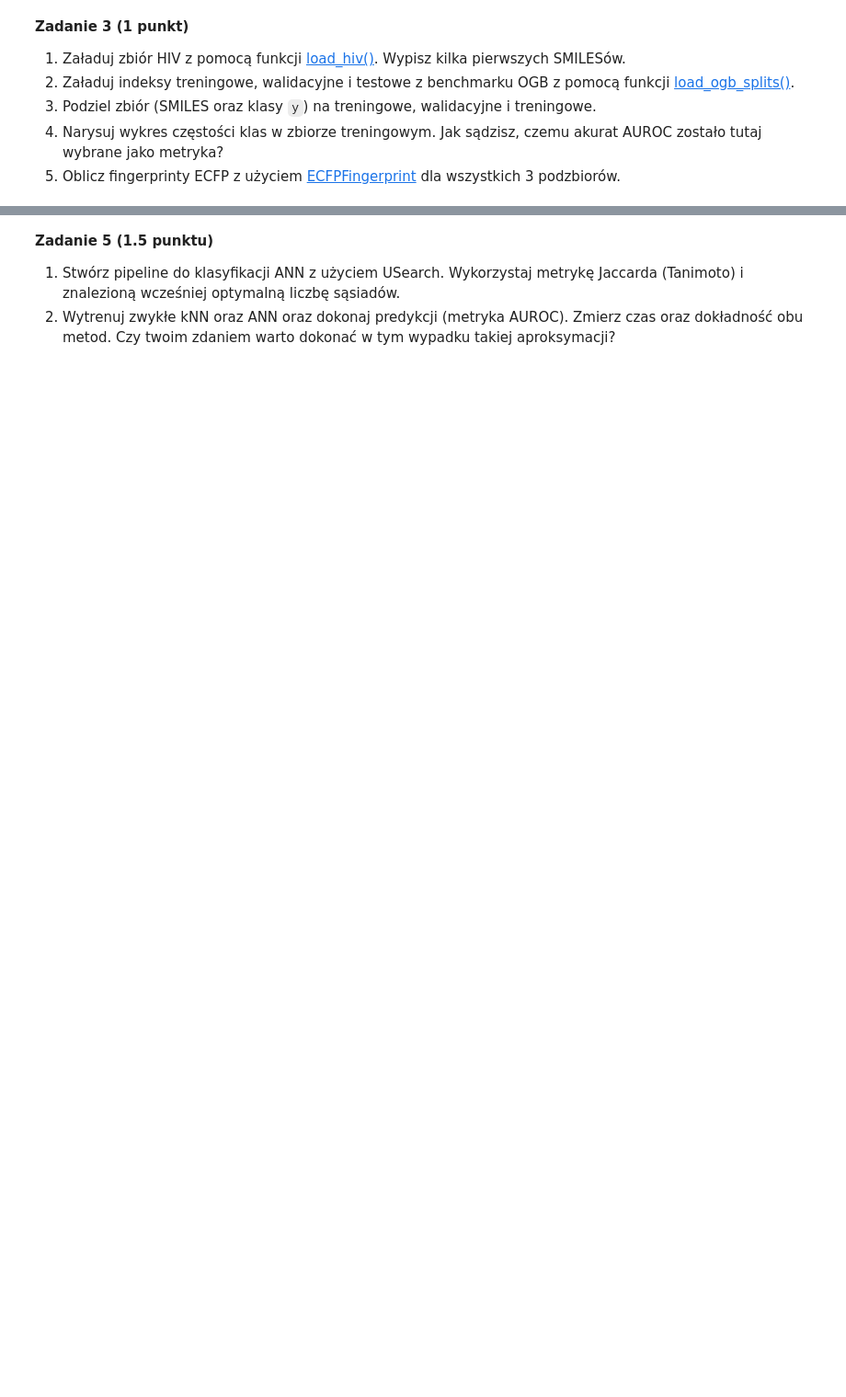
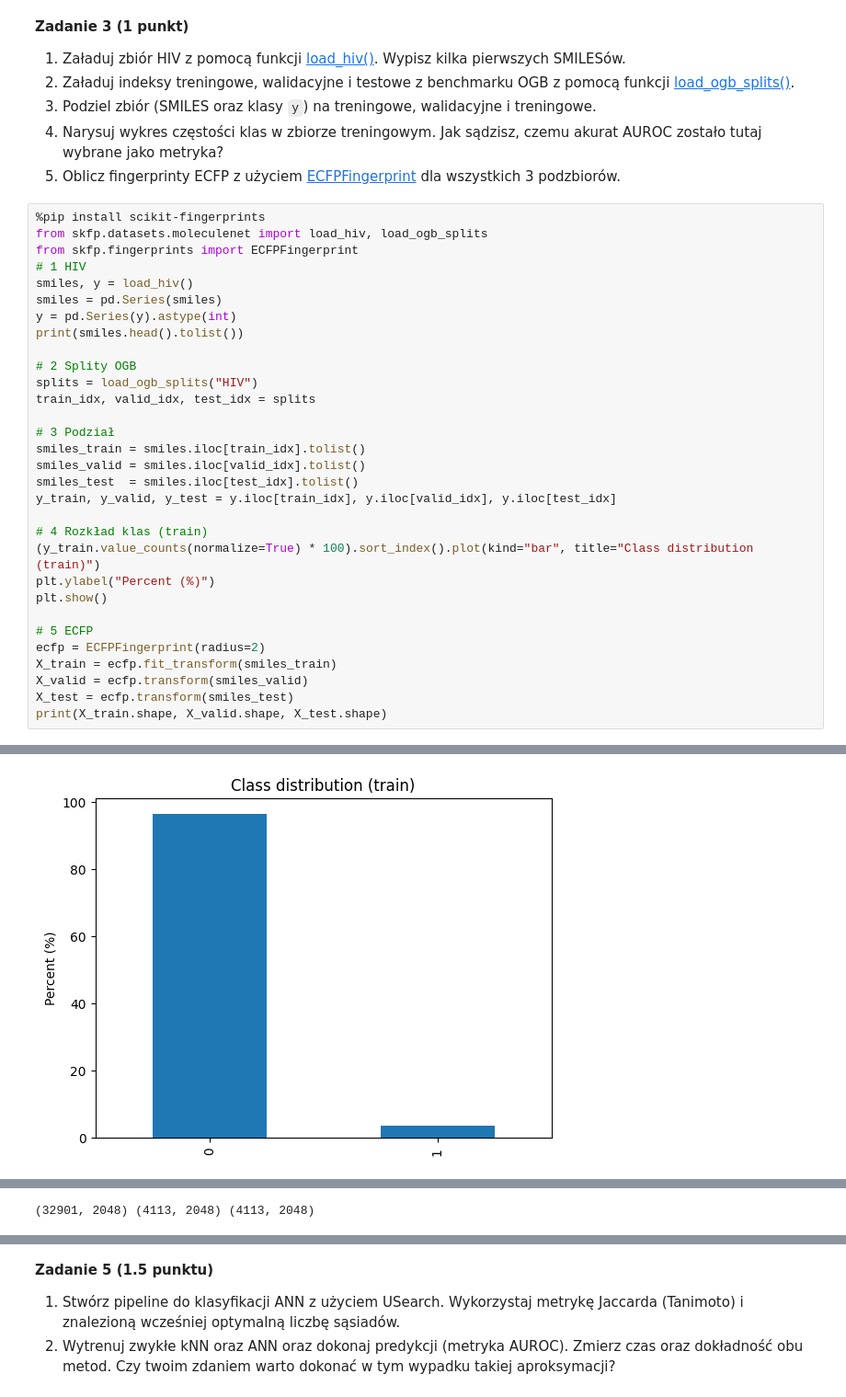
Before and after one commit to Sewery/pum, a Jupyter notebook: lab-2/notebook.ipynb, the cells around one changed output, grey strips where cells are left out. Shown at 92% size. Drawn from its saved outputs; the diff is of its cells as text; blank space fills up the shorter version.

```diff
--- a/lab-2/notebook.ipynb
+++ b/lab-2/notebook.ipynb
@@ -549,3 +556,35 @@ Jako że zbiór jest ma cechy binarne, to nie ma potrzeby żadnego skalowania zm
 3. Podziel zbiór (SMILES oraz klasy `y`) na treningowe, walidacyjne i treningowe.
 4. Narysuj wykres częstości klas w zbiorze treningowym. Jak sądzisz, czemu akurat AUROC zostało tutaj wybrane jako metryka?
 5. Oblicz fingerprinty ECFP z użyciem [ECFPFingerprint](https://scikit-fingerprints.readthedocs.io/latest/modules/generated/skfp.fingerprints.ECFPFingerprint.html) dla wszystkich 3 podzbiorów.
+# %%
+%pip install scikit-fingerprints
+from skfp.datasets.moleculenet import load_hiv, load_ogb_splits
+from skfp.fingerprints import ECFPFingerprint
+# 1 HIV
+smiles, y = load_hiv()
+smiles = pd.Series(smiles)
+y = pd.Series(y).astype(int)
+print(smiles.head().tolist())
+
+# 2 Splity OGB
+splits = load_ogb_splits("HIV")
+train_idx, valid_idx, test_idx = splits
+
+# 3 Podział
+smiles_train = smiles.iloc[train_idx].tolist()
+smiles_valid = smiles.iloc[valid_idx].tolist()
+smiles_test  = smiles.iloc[test_idx].tolist()
+y_train, y_valid, y_test = y.iloc[train_idx], y.iloc[valid_idx], y.iloc[test_idx]
+
+# 4 Rozkład klas (train)
+(y_train.value_counts(normalize=True) * 100).sort_index().plot(kind="bar", title="Class distribution (train)")
+plt.ylabel("Percent (%)")
+plt.show()
+
+# 5 ECFP
+ecfp = ECFPFingerprint(radius=2)
+X_train = ecfp.fit_transform(smiles_train)
+X_valid = ecfp.transform(smiles_valid)
+X_test = ecfp.transform(smiles_test)
+print(X_train.shape, X_valid.shape, X_test.shape)
+# %% [output]
@@ -551,0 +608 @@ Jako że zbiór jest ma cechy binarne, to nie ma potrzeby żadnego skalowania zm
+[figure, added]
@@ -552,3 +611,4 @@ Jako że zbiór jest ma cechy binarne, to nie ma potrzeby żadnego skalowania zm
+(32901, 2048) (4113, 2048) (4113, 2048)
 # %% [markdown]
 **Zadanie 4 (1.5 punktu)**
 
```
Also changed, not shown: parts of 22 cells of this notebook.
